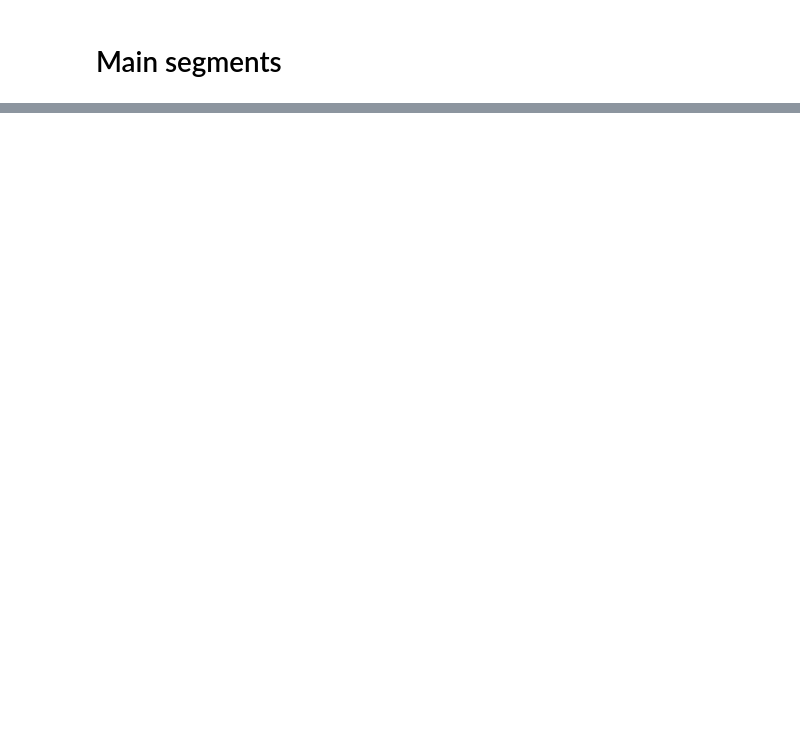
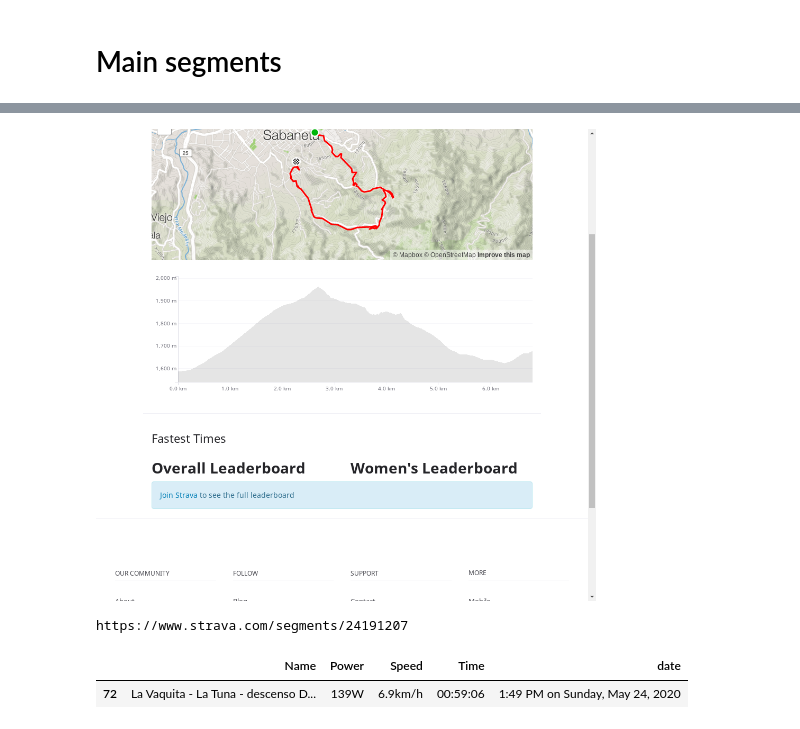
Before and after one commit to restrepo/strava, a Jupyter notebook: Analysis.ipynb, the cells around one changed output, grey strips where cells are left out. Saved outputs shown, nothing was run; the diff lists cells and outputs as text; code cells hidden in the pictures; blank space fills up the shorter version.

Commit message:
La Tuna 2:16 PM on Saturday, May 16, 2020

```diff
--- a/Analysis.ipynb
+++ b/Analysis.ipynb
@@ -98,0 +101,8 @@ https://www.strava.com/segments/24056784
+# %%
+sid=24191207
+get_segment(img_dir,sid)
+# %% [output]
+[figure, added]
+https://www.strava.com/segments/24191207
+|  | Name | Power | Speed | Time | date |
+| 72 | La Vaquita - La Tuna - descenso D... | 139W | 6.9km/h | 00:59:06 | 1:49 PM on Sunday, May 24, 2020 |
```
Also changed, not shown: parts of 5 cells of this notebook, 2 other files.
